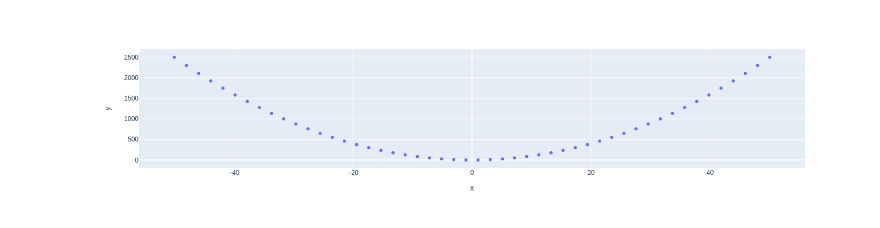
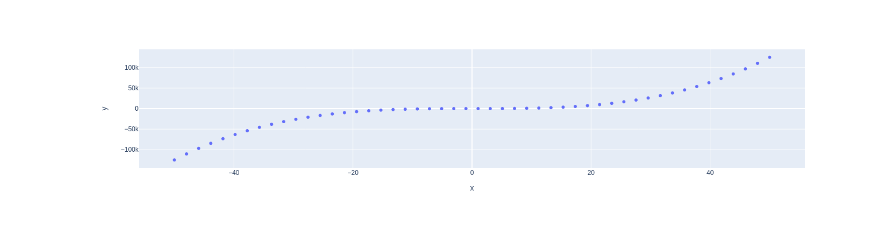
Before and after one commit to gcabreraprado/my-notebooks-repo, a Jupyter notebook: experiment1.ipynb, the cells around one changed output. Cells and saved outputs as stored; diff of their text form; code cells hidden in the pictures.

```diff
--- a/experiment1.ipynb
+++ b/experiment1.ipynb
@@ -4,7 +4,7 @@ import plotly.express as px
 # x-axis data points
 x = np.linspace(start=-50, stop=50)
 # y-axis data points
-y = x ** 2
+y = x ** 3
 # define the plot
 fig = px.scatter(x=x, y=y)
 fig.show()
@@ -13 +12 @@ fig.show()
-[figure, old version]
+[figure, new version]
```
Also changed, not shown: parts of 1 cell of this notebook.
